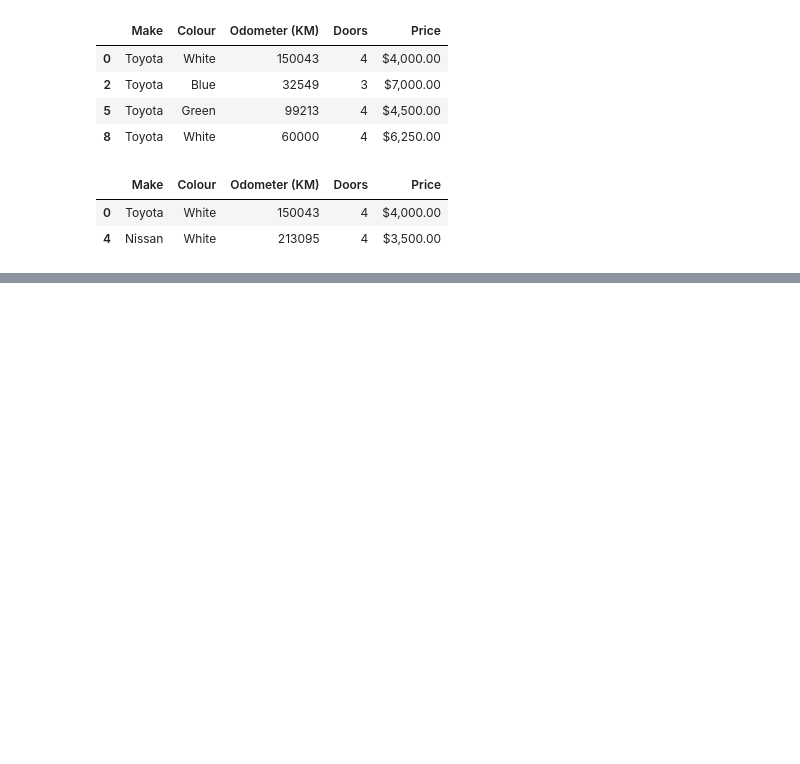
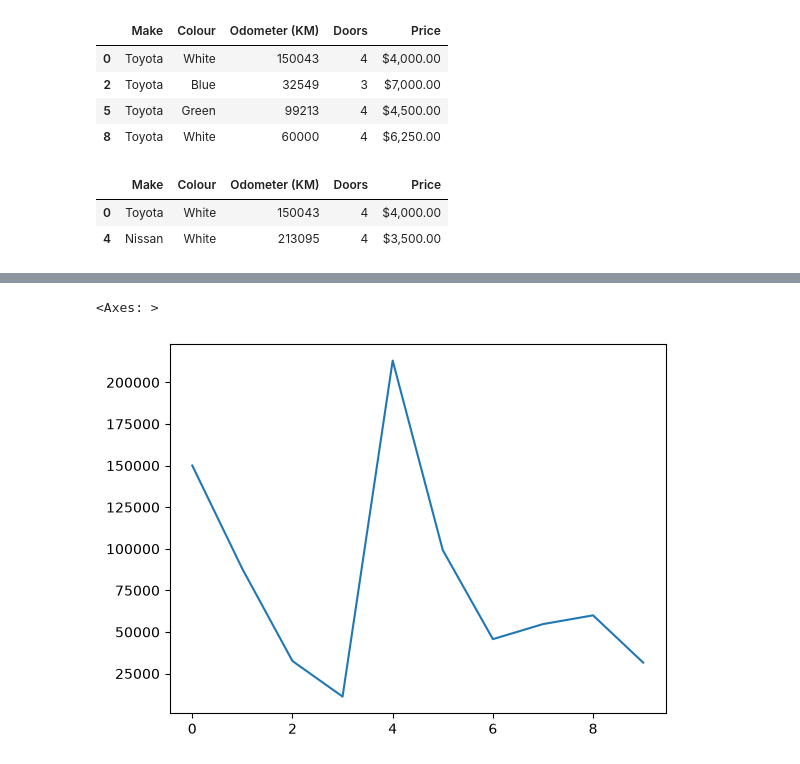
Before and after one commit to sujit-libi/learning-tensorflow, a Jupyter notebook: 01-learning-pandas/exercise/03-selecting-and-viewing-data-with-pandas.ipynb, the cells around one changed output, grey strips where cells are left out. Saved outputs shown, nothing was run; the diff lists cells and outputs as text; code cells hidden in the pictures; blank space fills up the shorter version.

```diff
--- a/01-learning-pandas/exercise/03-selecting-and-viewing-data-with-pandas.ipynb
+++ b/01-learning-pandas/exercise/03-selecting-and-viewing-data-with-pandas.ipynb
@@ -205,0 +239,7 @@ car_sales[car_sales["Odometer (KM)"] > 100000]
+# %%
+%matplotlib inline
+import matplotlib.pyplot as plt
+car_sales["Odometer (KM)"].plot()
+# %% [output]
+<Axes: >
+[figure, added]
```
Also changed, not shown: parts of 9 cells of this notebook.
